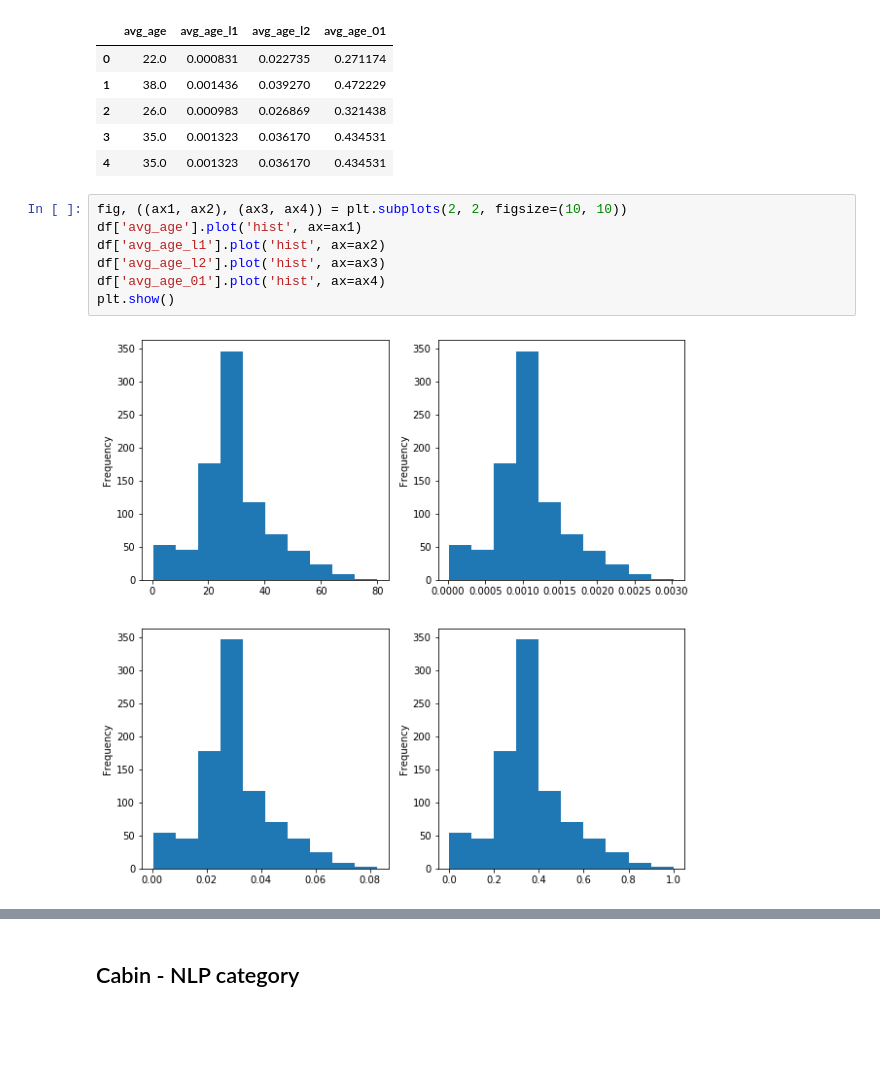
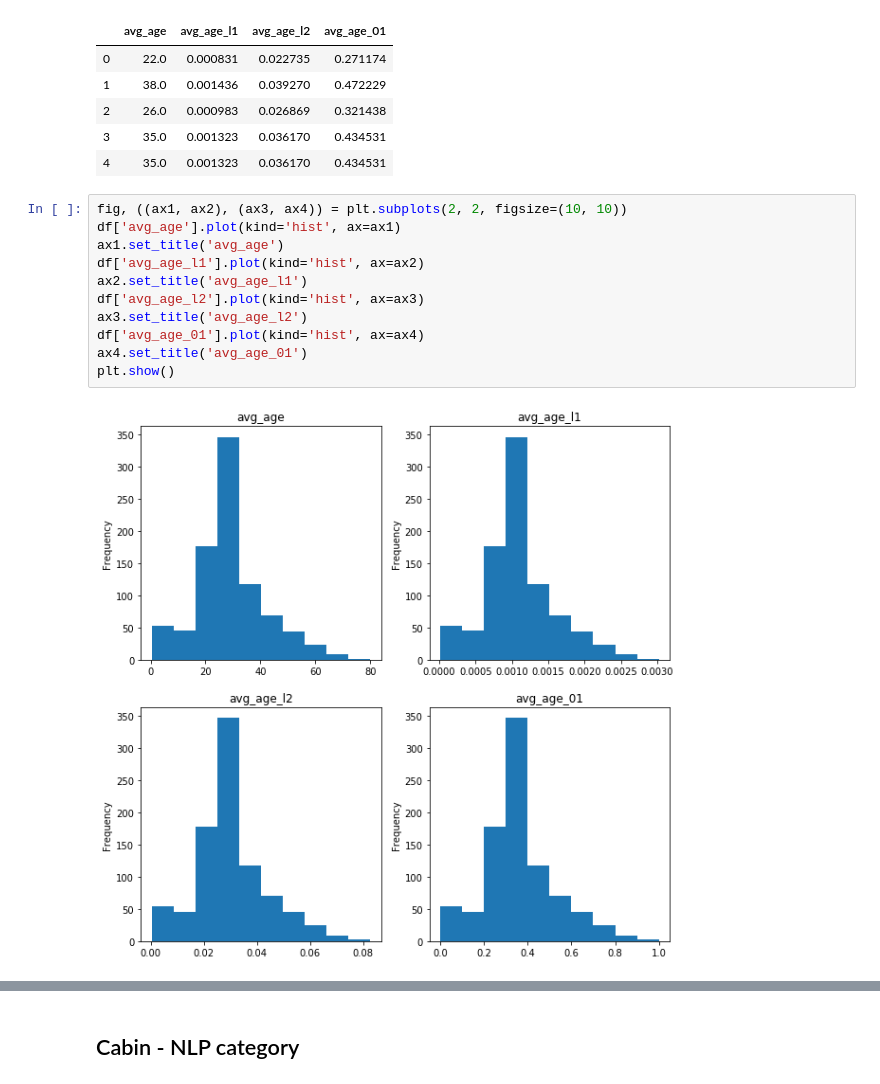
Before and after one commit to GoatWang/IIIMaterial, a Jupyter notebook: 02_PreProcessing/main02.ipynb, the cells around one changed output, grey strips where cells are left out. Saved outputs shown, nothing was run; the diff lists cells and outputs as text; blank space fills up the shorter version.

```diff
--- a/02_PreProcessing/main02.ipynb
+++ b/02_PreProcessing/main02.ipynb
@@ -340,12 +435,16 @@ df[['avg_age', 'avg_age_l1', 'avg_age_l2', 'avg_age_01']].head()
 | 4 | 35.0 | 0.001323 | 0.036170 | 0.434531 |
 # %%
 fig, ((ax1, ax2), (ax3, ax4)) = plt.subplots(2, 2, figsize=(10, 10))
-df['avg_age'].plot('hist', ax=ax1)
-df['avg_age_l1'].plot('hist', ax=ax2)
-df['avg_age_l2'].plot('hist', ax=ax3)
-df['avg_age_01'].plot('hist', ax=ax4)
+df['avg_age'].plot(kind='hist', ax=ax1)
+ax1.set_title('avg_age')
+df['avg_age_l1'].plot(kind='hist', ax=ax2)
+ax2.set_title('avg_age_l1')
+df['avg_age_l2'].plot(kind='hist', ax=ax3)
+ax3.set_title('avg_age_l2')
+df['avg_age_01'].plot(kind='hist', ax=ax4)
+ax4.set_title('avg_age_01')
 plt.show()
 # %% [output]
-[figure, old version]
+[figure, new version]
 # %%
 # X = df[['avg_age', 'avg_age_l1']].values
```
Also changed, not shown: parts of 13 cells of this notebook, 1 other file.
